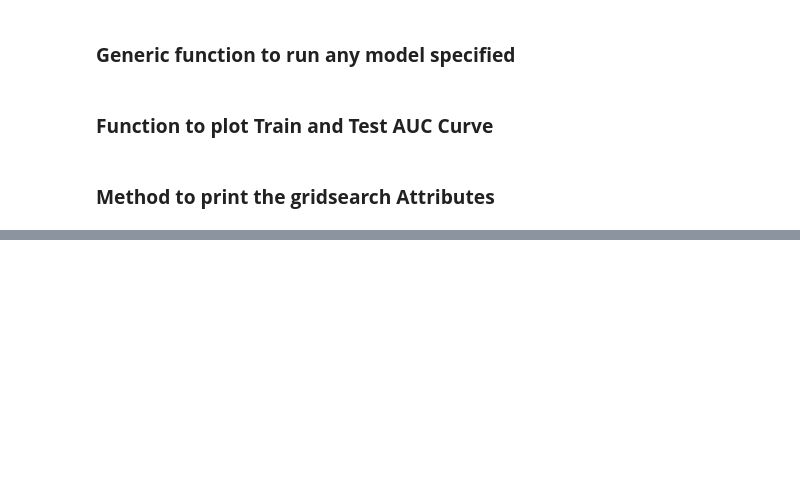
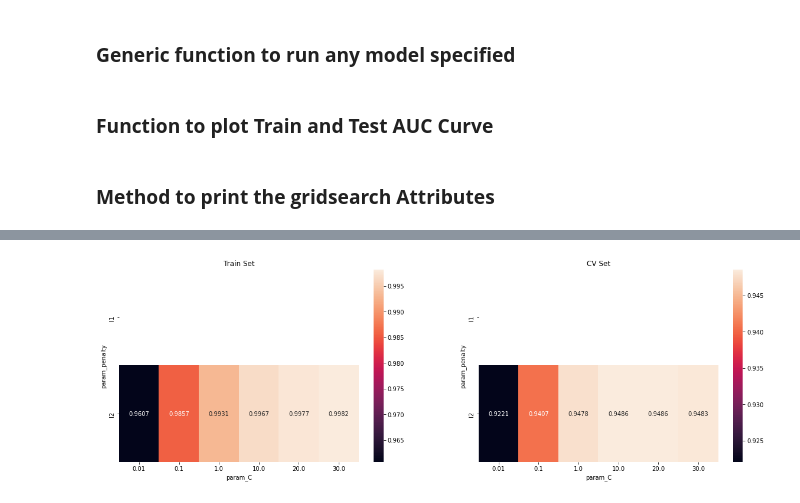
Before and after one commit to basakstuff/HAR-using-Smartphones, a Jupyter notebook: DataMiningv2.ipynb, the cells around one changed output, grey strips where cells are left out. Saved outputs shown, nothing was run; the diff lists cells and outputs as text; code cells hidden in the pictures; blank space fills up the shorter version.

```diff
--- a/DataMiningv2.ipynb
+++ b/DataMiningv2.ipynb
@@ -495,0 +578,14 @@ def print_grid_search_attributes(model):
+# %%
+max_scores = pd.DataFrame(log_reg_grid.cv_results_).groupby(['param_penalty','param_C']).max().unstack()[['mean_test_score', 'mean_train_score']]
+
+fig, ax = plt.subplots(1,2, figsize=(20,6))
+
+sns.heatmap(max_scores.mean_train_score, annot = True, fmt='.4g', ax=ax[0])
+sns.heatmap(max_scores.mean_test_score, annot = True, fmt='.4g', ax=ax[1])
+
+ax[0].set_title('Train Set')
+ax[1].set_title('CV Set')
+
+plt.show()
+# %% [output]
+[figure, added]
```
Also changed, not shown: parts of 13 cells of this notebook.
